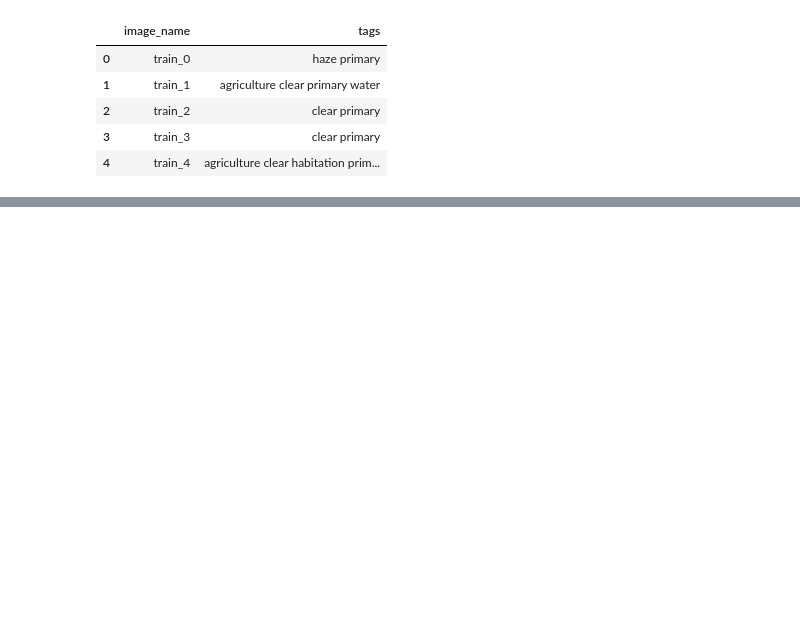
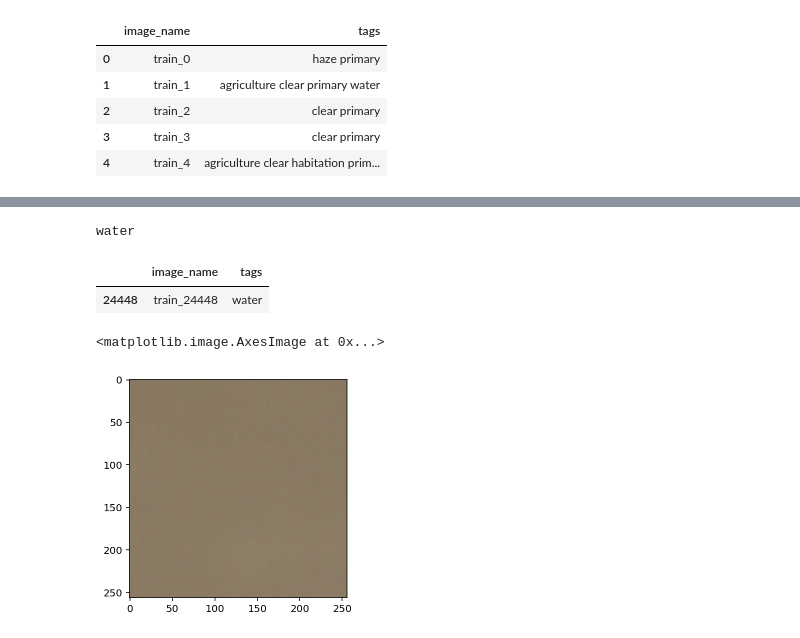
Before and after one commit to fagan2888/Kaggle-Planet-v1, a Jupyter notebook: Convert_Labels.ipynb, the cells around one changed output, grey strips where cells are left out. Drawn from its saved outputs; the diff is of its cells as text; code cells hidden in the pictures; blank space fills up the shorter version.

```diff
--- a/Convert_Labels.ipynb
+++ b/Convert_Labels.ipynb
@@ -33,0 +16,27 @@ drwxrwxr-x 2 root root     1372160 May  1 13:16 train-tif-v2
+# %%
+# add weather column
+
+weather_tags = ['clear', 'cloudy', 'haze', 'partly_cloudy']
+weather_col = []
+no_weather_col = []
+
+for tags in train_df['tags'].values:
+    weather_tag_found = False
+    no_weather_tags = []
+
+    for tag in tags.split(' '):
+
+        if tag in weather_tags:
+            assert(weather_tag_found == False)
+            weather_col.append([tag])
+            weather_tag_found = True
+        else:
+            no_weather_tags.append(tag)
+
+    if weather_tag_found == False:
+        weather_col.append(['unknown'])
+        print(tags)
+
+    no_weather_col.append(no_weather_tags)
+# %% [output]
+water
@@ -33,0 +45,10 @@ drwxrwxr-x 2 root root     1372160 May  1 13:16 train-tif-v2
+# %%
+train_df[train_df['tags'] == 'water']
+# %% [output]
+|  | image_name | tags |
+| 24448 | train_24448 | water |
+# %%
+plt.imshow(plt.imread('/datasets/kaggle/planet/train-jpg/train_24448.jpg'))
+# %% [output]
+<matplotlib.image.AxesImage at 0x...>
+[figure, added]
```
Also changed, not shown: parts of 16 cells of this notebook, 1 other file.
